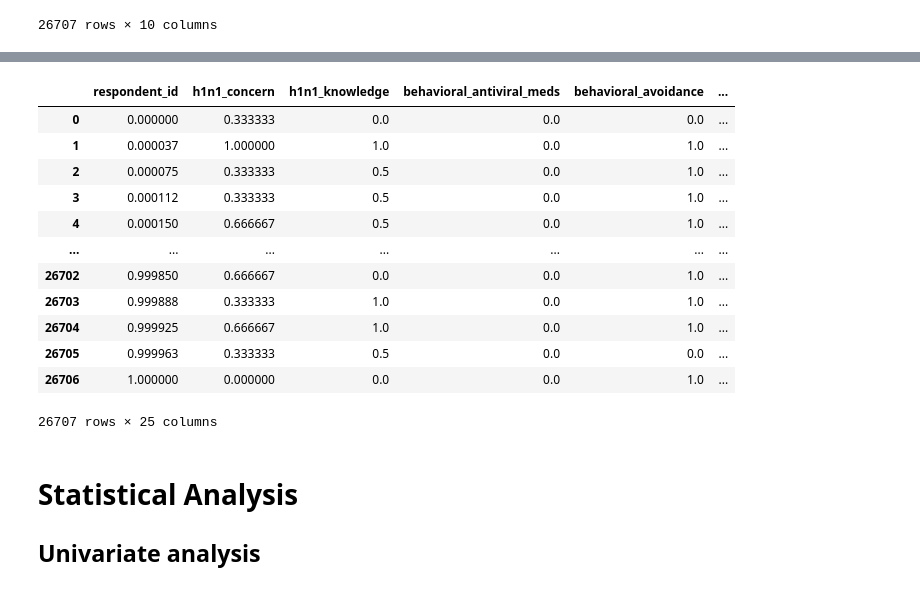
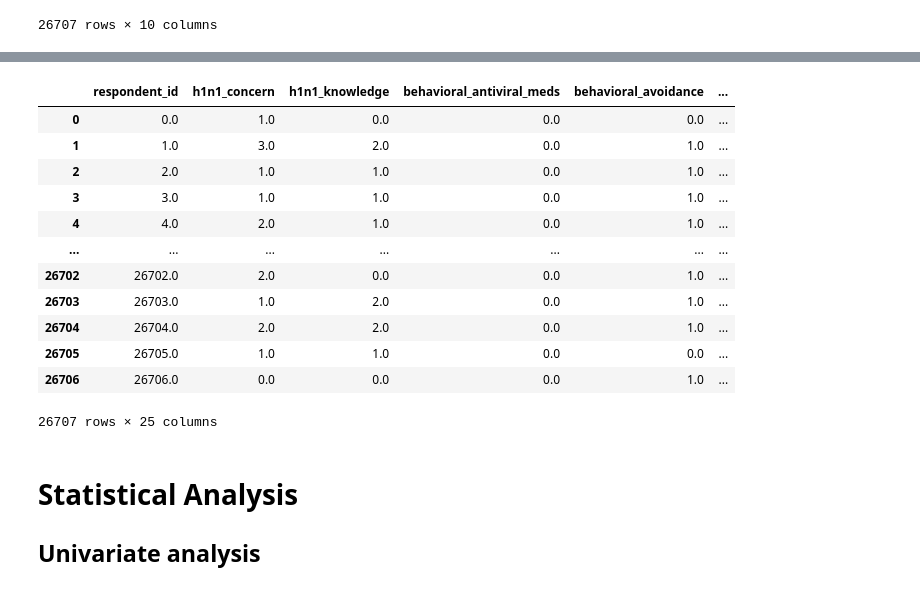
Before and after one commit to Angela-Mukulu-Mwanzia/H1N1-and-Seasonal-Flu-Vaccines, a Jupyter notebook: index.ipynb, the cells around one changed output, grey strips where cells are left out. Drawn from its saved outputs; the diff is of its cells as text; code cells hidden in the pictures.

```diff
--- a/index.ipynb
+++ b/index.ipynb
@@ -443,18 +424,19 @@ df_numerical_scaled
-# %%
-df_numerical_scaled
-# %% [output]
-|  | respondent_id | h1n1_concern | h1n1_knowledge | behavioral_antiviral_meds | behavioral_avoidance | ... |
-| 0 | 0.000000 | 0.333333 | 0.0 | 0.0 | 0.0 | ... |
-| 1 | 0.000037 | 1.000000 | 1.0 | 0.0 | 1.0 | ... |
-| 2 | 0.000075 | 0.333333 | 0.5 | 0.0 | 1.0 | ... |
-| 3 | 0.000112 | 0.333333 | 0.5 | 0.0 | 1.0 | ... |
-| 4 | 0.000150 | 0.666667 | 0.5 | 0.0 | 1.0 | ... |
-| ... | ... | ... | ... | ... | ... | ... |
-| 26702 | 0.999850 | 0.666667 | 0.0 | 0.0 | 1.0 | ... |
-| 26703 | 0.999888 | 0.333333 | 1.0 | 0.0 | 1.0 | ... |
-| 26704 | 0.999925 | 0.666667 | 1.0 | 0.0 | 1.0 | ... |
-| 26705 | 0.999963 | 0.333333 | 0.5 | 0.0 | 0.0 | ... |
-| 26706 | 1.000000 | 0.000000 | 0.0 | 0.0 | 1.0 | ... |
-26707 rows × 25 columns
+# %%
+df_numerical = pd.DataFrame(df.select_dtypes(exclude=['object']))
+df_numerical
+# %% [output]
+|  | respondent_id | h1n1_concern | h1n1_knowledge | behavioral_antiviral_meds | behavioral_avoidance | ... |
+| 0 | 0.0 | 1.0 | 0.0 | 0.0 | 0.0 | ... |
+| 1 | 1.0 | 3.0 | 2.0 | 0.0 | 1.0 | ... |
+| 2 | 2.0 | 1.0 | 1.0 | 0.0 | 1.0 | ... |
+| 3 | 3.0 | 1.0 | 1.0 | 0.0 | 1.0 | ... |
+| 4 | 4.0 | 2.0 | 1.0 | 0.0 | 1.0 | ... |
+| ... | ... | ... | ... | ... | ... | ... |
+| 26702 | 26702.0 | 2.0 | 0.0 | 0.0 | 1.0 | ... |
+| 26703 | 26703.0 | 1.0 | 2.0 | 0.0 | 1.0 | ... |
+| 26704 | 26704.0 | 2.0 | 2.0 | 0.0 | 1.0 | ... |
+| 26705 | 26705.0 | 1.0 | 1.0 | 0.0 | 0.0 | ... |
+| 26706 | 26706.0 | 0.0 | 0.0 | 0.0 | 1.0 | ... |
+26707 rows × 25 columns
 # %%
 df_new = pd.concat(
```
Also changed, not shown: parts of 5 cells of this notebook.
